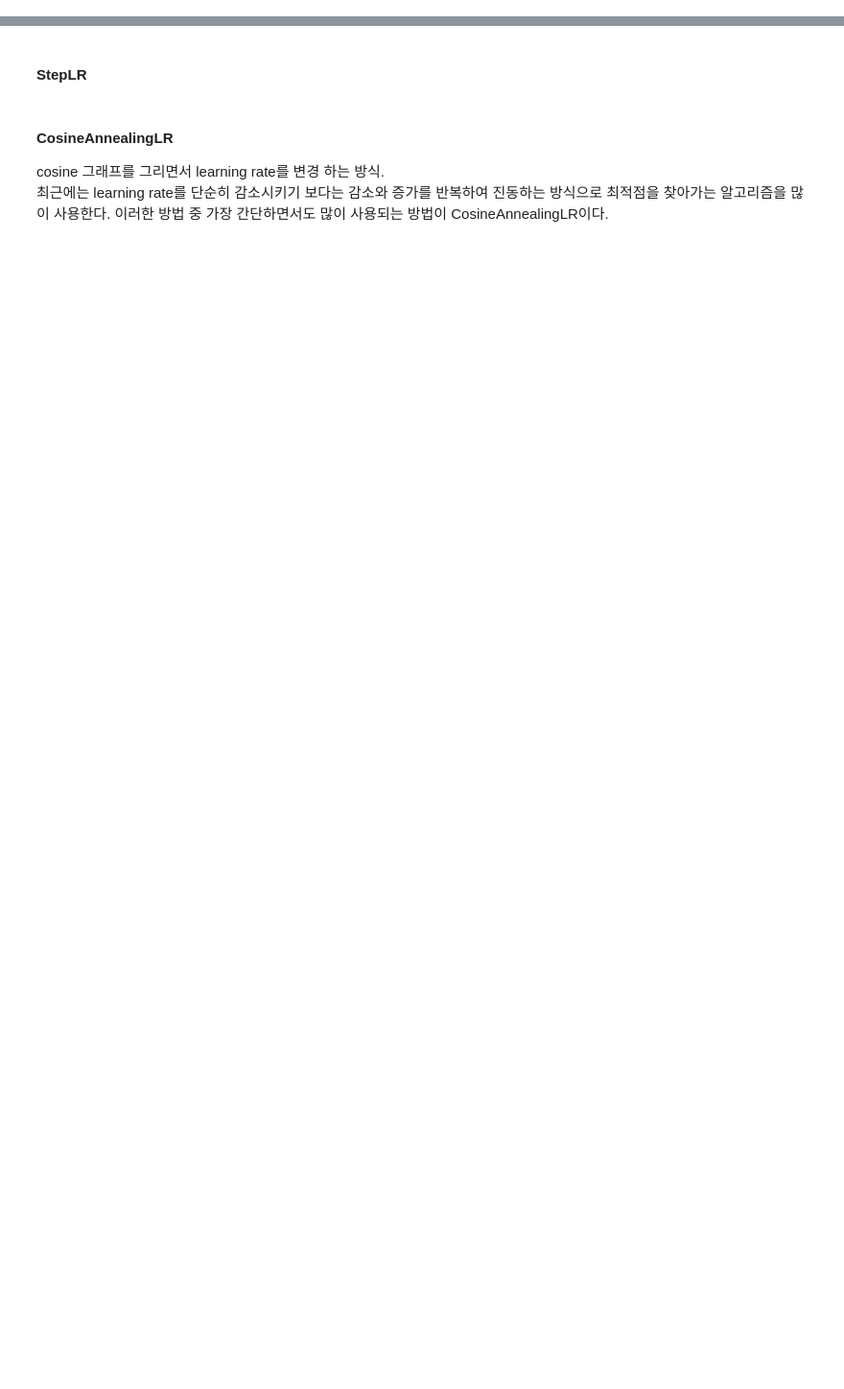
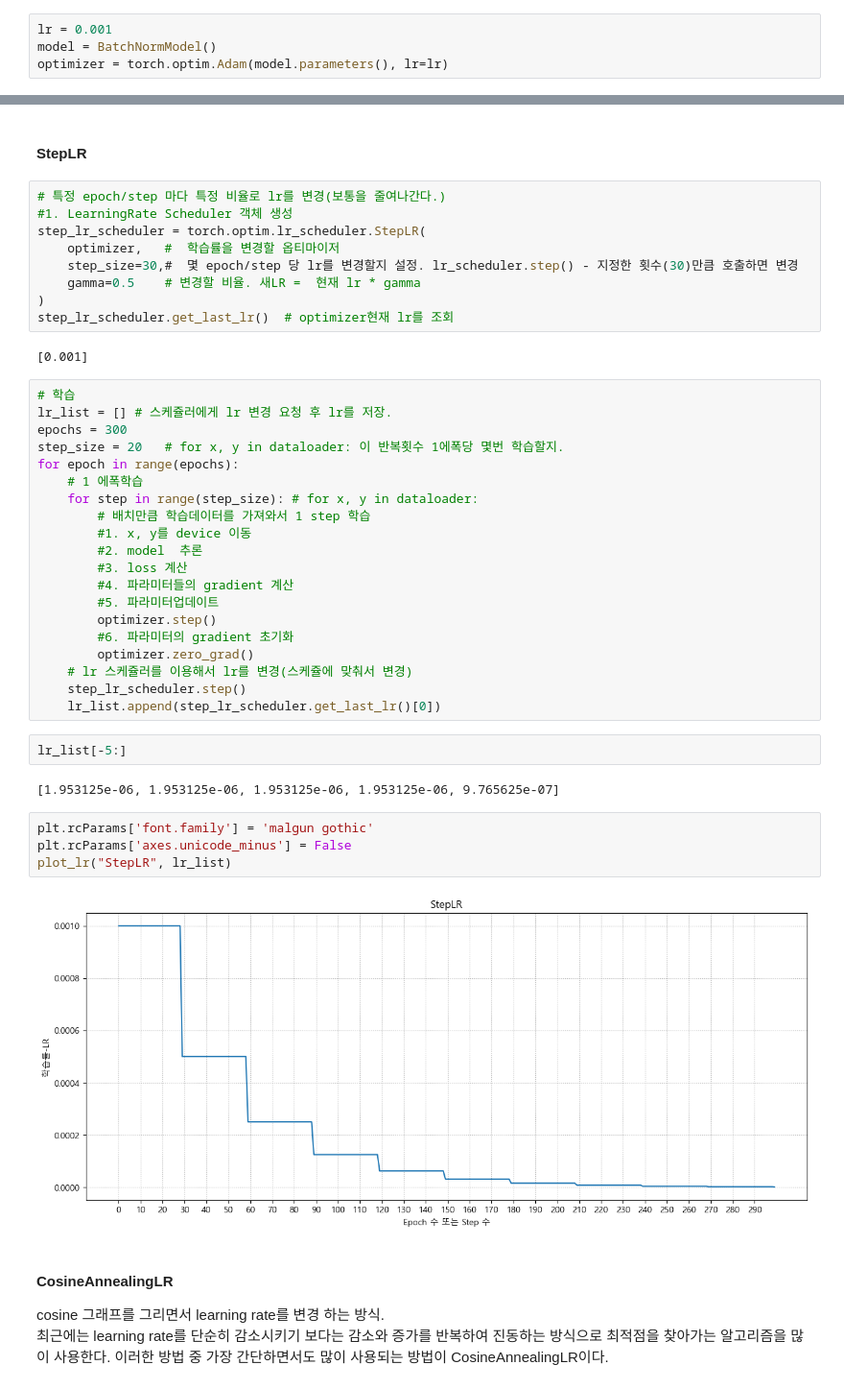
Before and after one commit to ksryong0/SKN21, a Jupyter notebook: 07_deeplearning_pytorch/08_2_딥러닝모델_성능개선_예제.ipynb, the cells around one changed output, grey strips where cells are left out. Shown: that part at 96% size. Cells and saved outputs as stored; diff of their text form; blank space fills up the shorter version.

```diff
--- a/07_deeplearning_pytorch/08_2_딥러닝모델_성능개선_예제.ipynb
+++ b/07_deeplearning_pytorch/08_2_딥러닝모델_성능개선_예제.ipynb
@@ -376,3 +639,7 @@ def plot_lr(title, lr_list):
     plt.ylabel("학습률-LR")
     plt.grid(True, linestyle=":")
     plt.show()
+# %%
+lr = 0.001
+model = BatchNormModel()
+optimizer = torch.optim.Adam(model.parameters(), lr=lr)
@@ -379,5 +651,46 @@ def plot_lr(title, lr_list):
 # %% [markdown]
 #### StepLR
+# %%
+# 특정 epoch/step 마다 특정 비율로 lr를 변경(보통을 줄여나간다.)
+#1. LearningRate Scheduler 객체 생성
+step_lr_scheduler = torch.optim.lr_scheduler.StepLR(
+    optimizer,   #  학습률을 변경할 옵티마이저
+    step_size=30,#  몇 epoch/step 당 lr를 변경할지 설정. lr_scheduler.step() - 지정한 횟수(30)만큼 호출하면 변경
+    gamma=0.5    # 변경할 비율. 새LR =  현재 lr * gamma
+)
+step_lr_scheduler.get_last_lr()  # optimizer현재 lr를 조회
+# %% [output]
+[0.001]
+# %%
+# 학습
+lr_list = [] # 스케쥴러에게 lr 변경 요청 후 lr를 저장.
+epochs = 300
+step_size = 20   # for x, y in dataloader: 이 반복횟수 1에폭당 몇번 학습할지.
+for epoch in range(epochs):
+    # 1 에폭학습
+    for step in range(step_size): # for x, y in dataloader:
+        # 배치만큼 학습데이터를 가져와서 1 step 학습
+        #1. x, y를 device 이동
+        #2. model  추론
+        #3. loss 계산
+        #4. 파라미터들의 gradient 계산
+        #5. 파라미터업데이트
+        optimizer.step()
+        #6. 파라미터의 gradient 초기화
+        optimizer.zero_grad()
+    # lr 스케쥴러를 이용해서 lr를 변경(스케쥴에 맞춰서 변경)
+    step_lr_scheduler.step()
+    lr_list.append(step_lr_scheduler.get_last_lr()[0])
+# %%
+lr_list[-5:]
+# %% [output]
+[1.953125e-06, 1.953125e-06, 1.953125e-06, 1.953125e-06, 9.765625e-07]
+# %%
+plt.rcParams['font.family'] = 'malgun gothic'
+plt.rcParams['axes.unicode_minus'] = False
+plot_lr("StepLR", lr_list)
+# %% [output]
+[figure, added]
 # %% [markdown]
 #### CosineAnnealingLR
 
```
Also changed, not shown: parts of 25 cells of this notebook, 36 other files.
